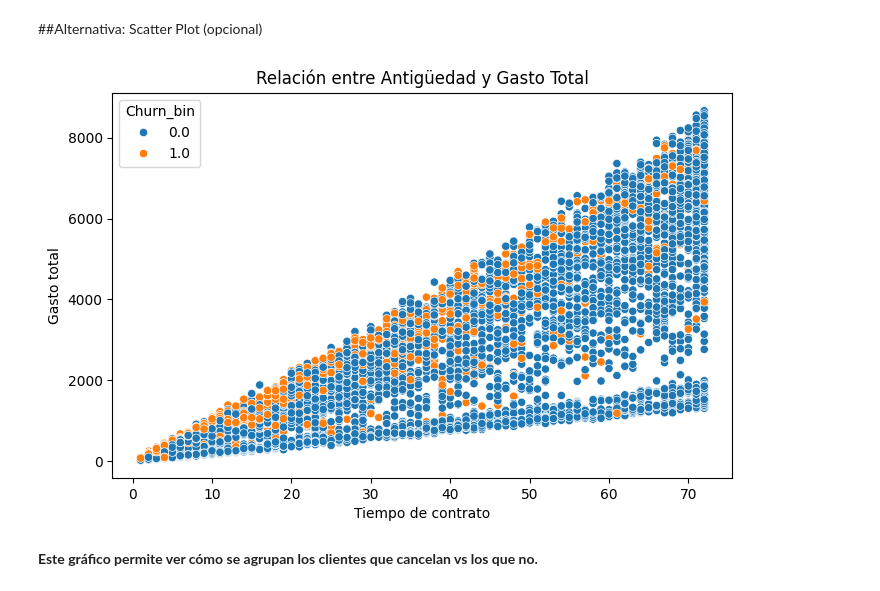
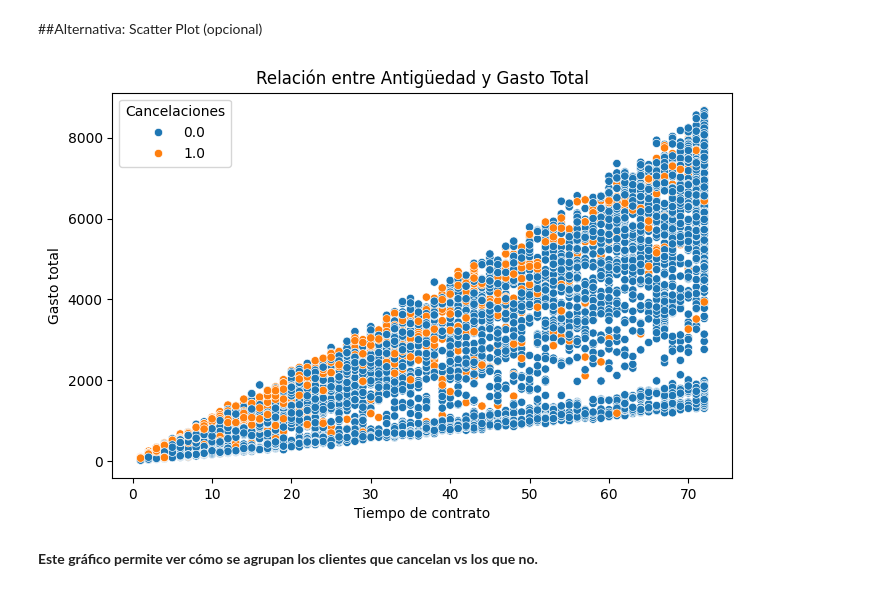
Before and after one commit to Pameta1/TelecomX_2, a Jupyter notebook: TelecomX_2.ipynb, the cells around one changed output. Saved outputs shown, nothing was run; the diff lists cells and outputs as text; code cells hidden in the pictures.

```diff
--- a/TelecomX_2.ipynb
+++ b/TelecomX_2.ipynb
@@ -27,3 +34,7 @@ datos_cliente.head(2)
 | 0 | Female | 0 | Yes | Yes | 9 | Yes | No | DSL | ... |
 | 1 | Male | 0 | No | No | 9 | Yes | Yes | DSL | ... |
 2 rows × 21 columns
+# %%
+datos_cliente.rename(columns={                      # Renombrar columnas para mayor claridad
+    'Churn_bin':'Cancelaciones'
+}, inplace=True)
@@ -30,7 +47,7 @@ datos_cliente.head(2)
 # %% [markdown]
 ##### Gestión de limpieza de datos numéricos
 # %%
-cols_num = ['MonthlyCharges', 'TotalCharges', 'Cuentas_Diarias', 'Churn_bin']
+cols_num = ['MonthlyCharges', 'TotalCharges', 'Cuentas_Diarias', 'Cancelaciones']
 
 for col in cols_num:
     datos_cliente[col] = (
@@ -70,4 +87,4 @@ np.int64(224)
 # %%
-datos_cliente = datos_cliente.dropna(subset=['Churn_bin'])
+datos_cliente = datos_cliente.dropna(subset=['Cancelaciones'])
 # %%
 # Separar X e y
@@ -413,20 +432,20 @@ Esto suele estar relacionado con la antigüedad del cliente
 # %%
 plt.figure(figsize=(8,5))
 
 sns.scatterplot(
     x='tenure',
     y='TotalCharges',
-    hue='Churn_bin',
+    hue='Cancelaciones',
     data=datos_cliente
 )
 
 plt.title('Relación entre Antigüedad y Gasto Total')
 plt.xlabel('Tiempo de contrato')
 plt.ylabel('Gasto total')
 
 plt.show()
 # %% [output]
-[figure, old version]
+[figure, new version]
 # %% [markdown]
 **Este gráfico permite ver cómo se agrupan los clientes que cancelan vs los que no.**
 # %% [markdown]
```
Also changed, not shown: parts of 36 cells of this notebook.
